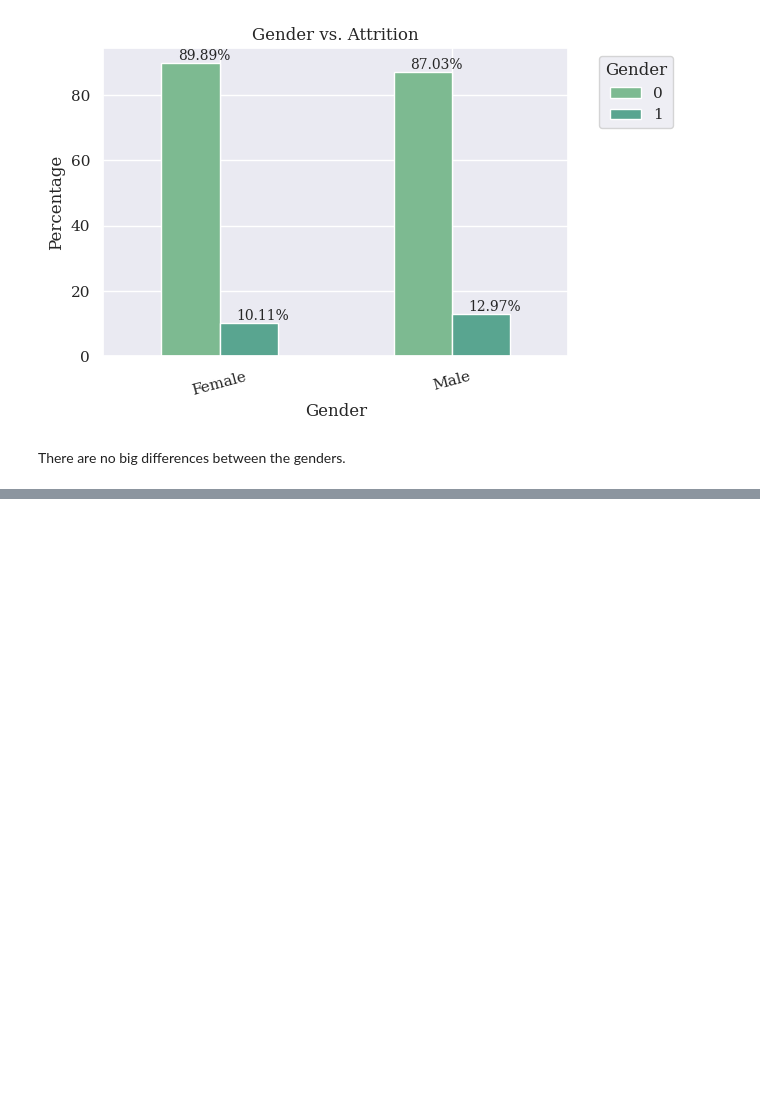
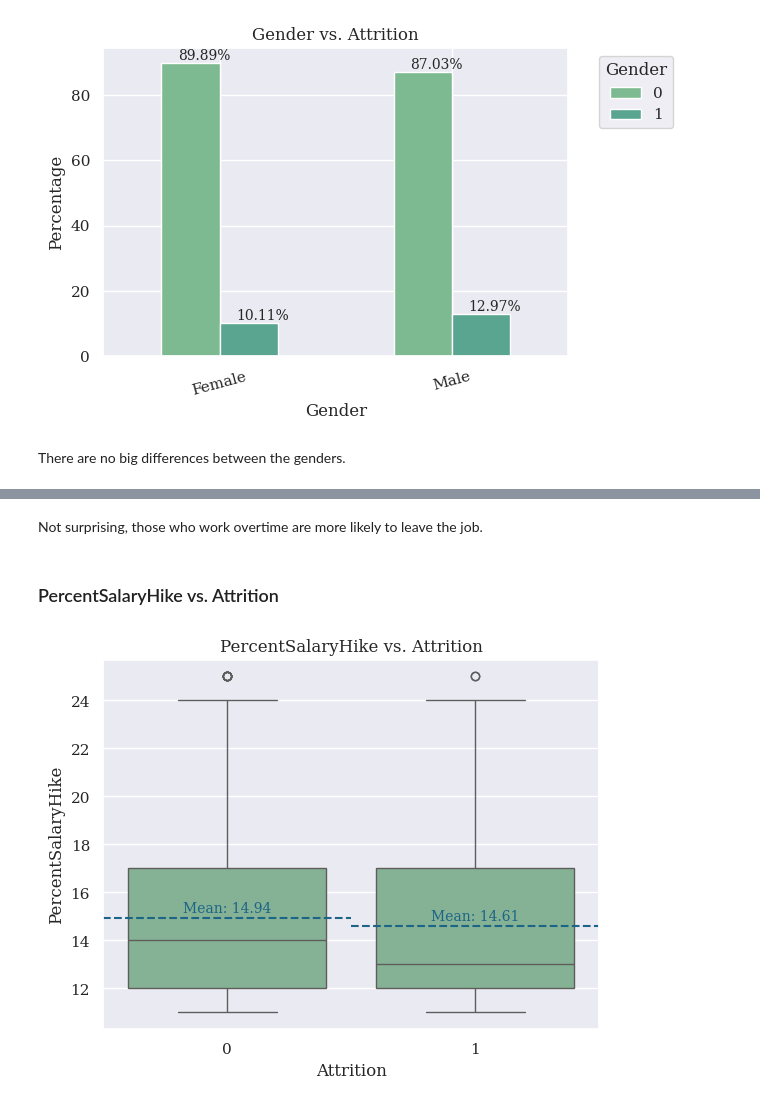
Before and after one commit to scheinmensch/Employee-Attrition, a Jupyter notebook: EDA.ipynb, the cells around one changed output, grey strips where cells are left out. Saved outputs shown, nothing was run; the diff lists cells and outputs as text; code cells hidden in the pictures; blank space fills up the shorter version.

```diff
--- a/EDA.ipynb
+++ b/EDA.ipynb
@@ -1091,0 +1154,20 @@ There are no big differences between the genders.
+# %% [markdown]
+Not surprising, those who work overtime are more likely to leave the job.
+# %% [markdown]
+### PercentSalaryHike vs. Attrition
+# %%
+ax = sns.boxplot(x='Attrition', y='PercentSalaryHike', data=data, color='#7dba91')
+
+means = data.groupby('Attrition')['PercentSalaryHike'].mean()
+
+for i, mean_val in enumerate(means):
+    ax.text(i, mean_val + 0.1, f'Mean: {mean_val:.2f}', ha='center', va='bottom', fontsize=10, color='#1c6488')
+
+    ax.axhline(y=mean_val, linestyle='--', color='#1c6488', xmin=i/len(means), xmax=(i+1)/len(means), label=f'Mean {data["Attrition"].unique()[i]}')
+
+plt.title('PercentSalaryHike vs. Attrition')
+plt.xlabel('Attrition')
+plt.ylabel('PercentSalaryHike')
+plt.show()
+# %% [output]
+[figure, added]
```
Also changed, not shown: parts of 20 cells of this notebook.
